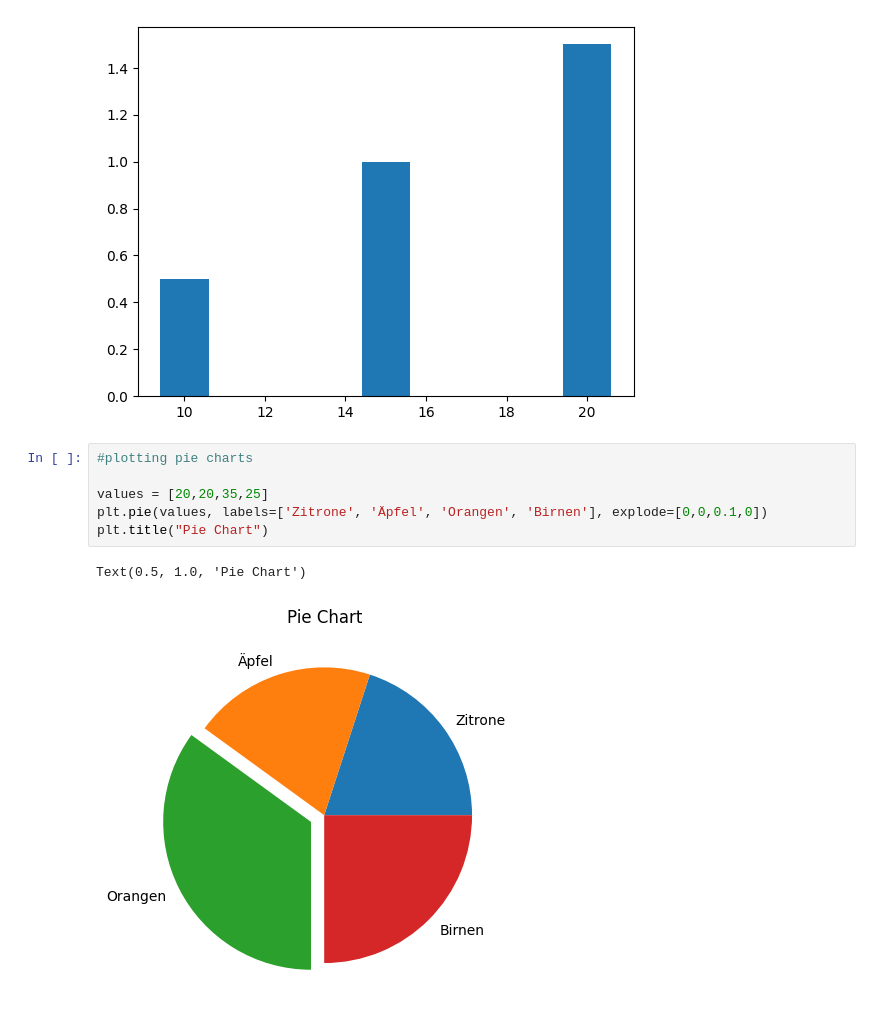
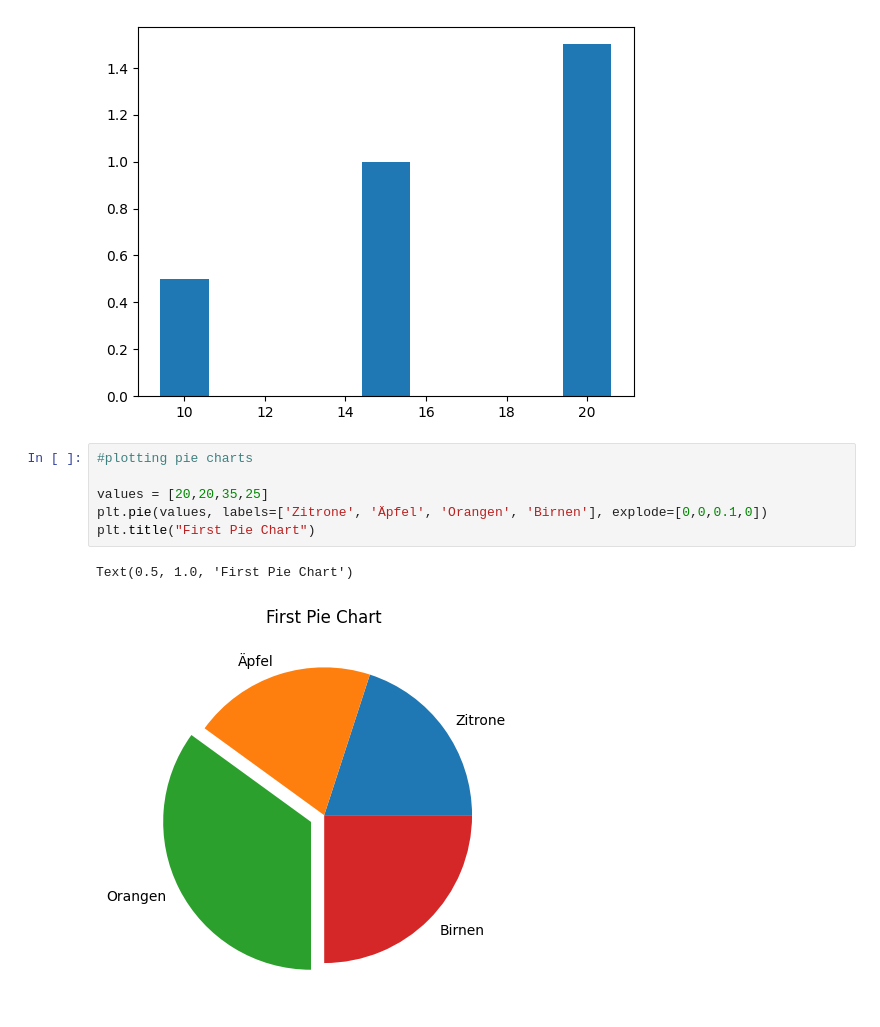
Before and after one commit to sarthakbwj/TrendTact_Py, a Jupyter notebook: datavisualization_basics.ipynb, the cells around one changed output. Saved outputs shown, nothing was run; the diff lists cells and outputs as text.

```diff
--- a/datavisualization_basics.ipynb
+++ b/datavisualization_basics.ipynb
@@ -66,9 +67,9 @@ plt.bar(values, [0.5,1.0,1.5], width = 1.2)
 # %%
 #plotting pie charts
 
 values = [20,20,35,25]
 plt.pie(values, labels=['Zitrone', 'Äpfel', 'Orangen', 'Birnen'], explode=[0,0,0.1,0])
-plt.title("Pie Chart")
+plt.title("First Pie Chart")
 # %% [output]
-Text(0.5, 1.0, 'Pie Chart')
+Text(0.5, 1.0, 'First Pie Chart')
-[figure, old version]
+[figure, new version]
```
Also changed, not shown: parts of 5 cells of this notebook, 1 other file.
